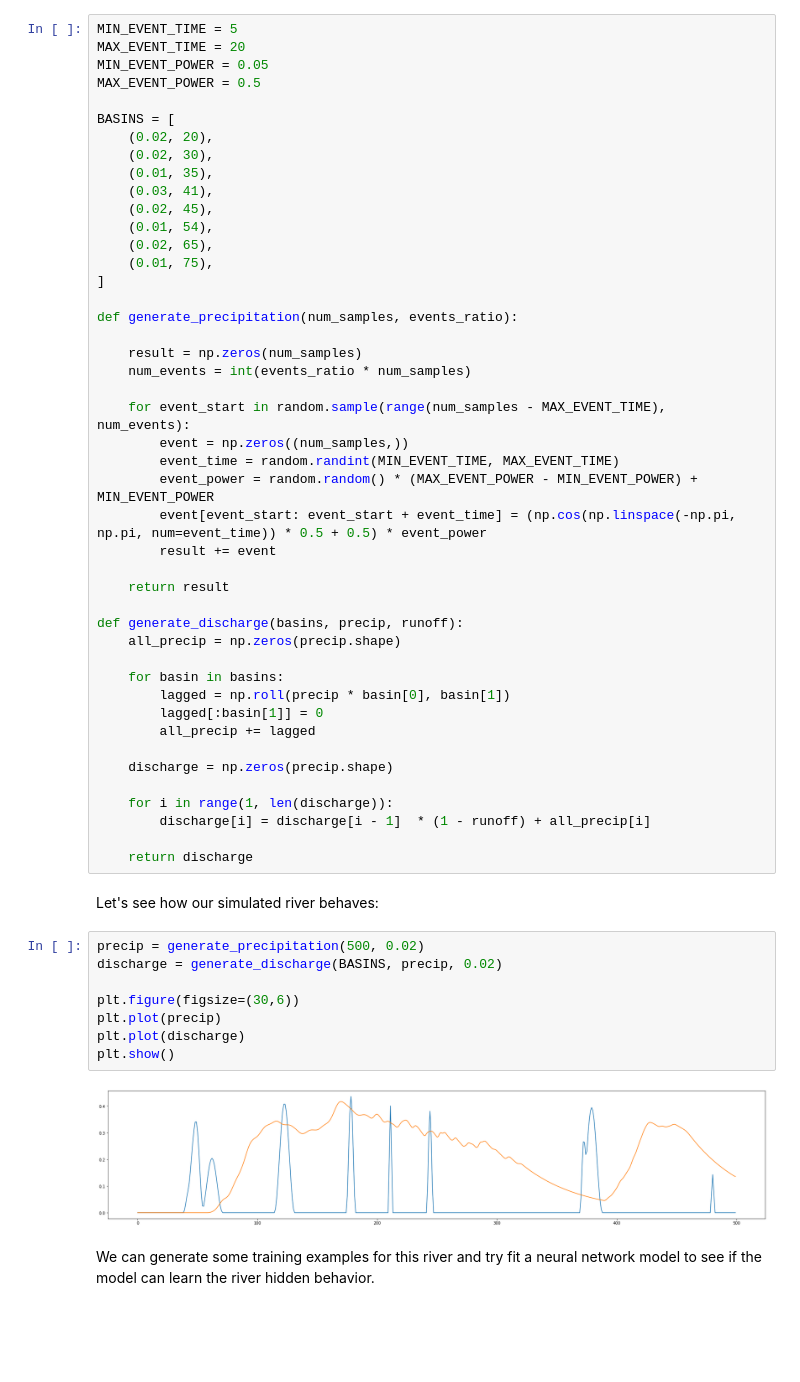
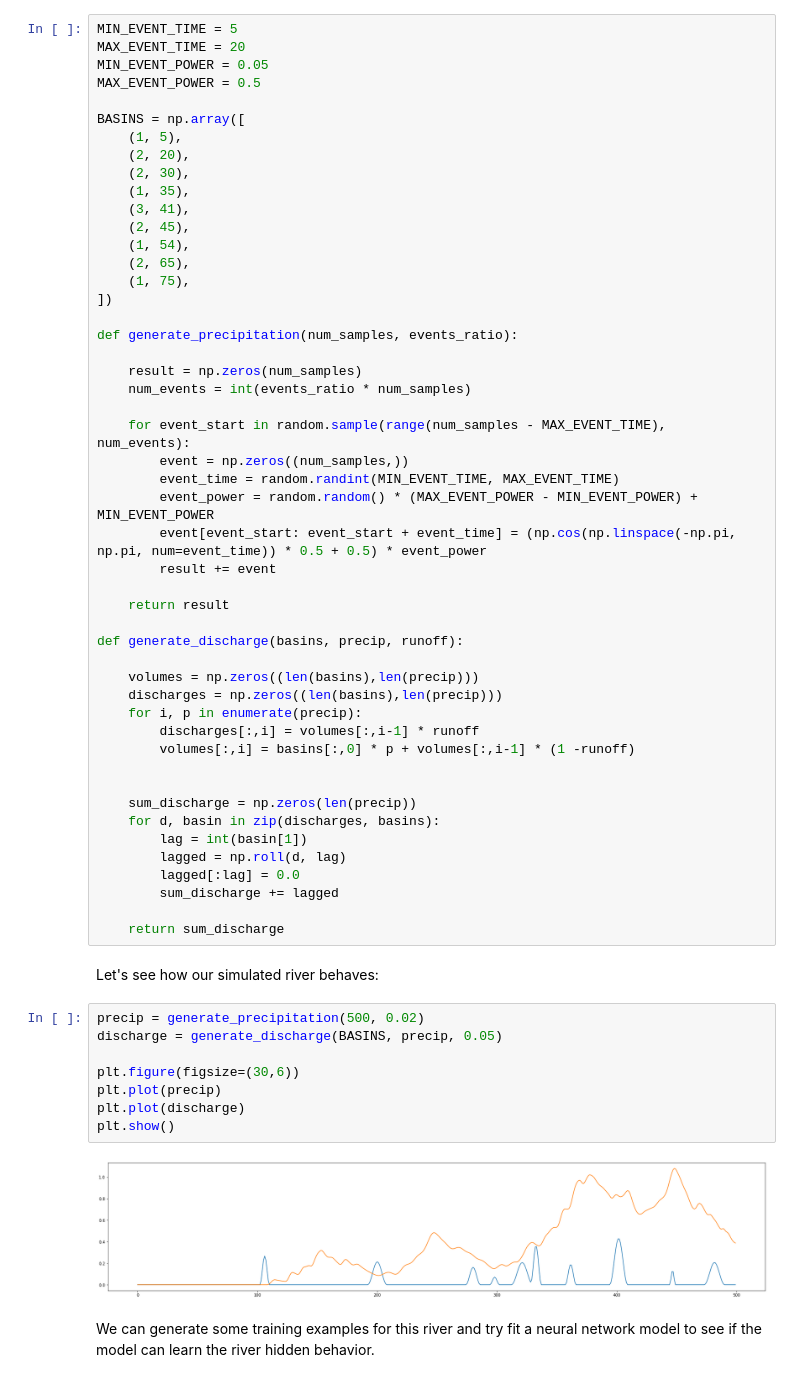
Before and after one commit to mlcollege/time-series-analysis, a Jupyter notebook: src/rainfall_runoff-complete.ipynb, the cells around one changed output. Saved outputs shown, nothing was run; the diff lists cells and outputs as text; blank space fills up the shorter version.

```diff
--- a/src/rainfall_runoff-complete.ipynb
+++ b/src/rainfall_runoff-complete.ipynb
@@ -24,16 +28,17 @@ MAX_EVENT_TIME = 20
 MIN_EVENT_POWER = 0.05
 MAX_EVENT_POWER = 0.5
 
-BASINS = [
-    (0.02, 20),
-    (0.02, 30),
-    (0.01, 35),
-    (0.03, 41),
-    (0.02, 45),
-    (0.01, 54),
-    (0.02, 65),
-    (0.01, 75),
-]
+BASINS = np.array([
+    (1, 5),
+    (2, 20),
+    (2, 30),
+    (1, 35),
+    (3, 41),
+    (2, 45),
+    (1, 54),
+    (2, 65),
+    (1, 75),
+])
 
 def generate_precipitation(num_samples, events_ratio):
 
@@ -50,31 +55,34 @@ def generate_precipitation(num_samples, events_ratio):
     return result
 
 def generate_discharge(basins, precip, runoff):
-    all_precip = np.zeros(precip.shape)
 
-    for basin in basins:
-        lagged = np.roll(precip * basin[0], basin[1])
-        lagged[:basin[1]] = 0
-        all_precip += lagged
+    volumes = np.zeros((len(basins),len(precip)))
+    discharges = np.zeros((len(basins),len(precip)))
+    for i, p in enumerate(precip):
+        discharges[:,i] = volumes[:,i-1] * runoff
+        volumes[:,i] = basins[:,0] * p + volumes[:,i-1] * (1 -runoff)
 
-    discharge = np.zeros(precip.shape)
 
-    for i in range(1, len(discharge)):
-        discharge[i] = discharge[i - 1]  * (1 - runoff) + all_precip[i]
+    sum_discharge = np.zeros(len(precip))
+    for d, basin in zip(discharges, basins):
+        lag = int(basin[1])
+        lagged = np.roll(d, lag)
+        lagged[:lag] = 0.0
+        sum_discharge += lagged
 
-    return discharge
+    return sum_discharge
 # %% [markdown]
 Let's see how our simulated river behaves:
 # %%
 precip = generate_precipitation(500, 0.02)
-discharge = generate_discharge(BASINS, precip, 0.02)
+discharge = generate_discharge(BASINS, precip, 0.05)
 
 plt.figure(figsize=(30,6))
 plt.plot(precip)
 plt.plot(discharge)
 plt.show()
 # %% [output]
-[figure, old version]
+[figure, new version]
 # %% [markdown]
 We can generate some training examples for this river and try fit a neural network model to see if the model can learn the river hidden behavior.
 # %%
```
Also changed, not shown: parts of 37 cells of this notebook, 2 other files.
